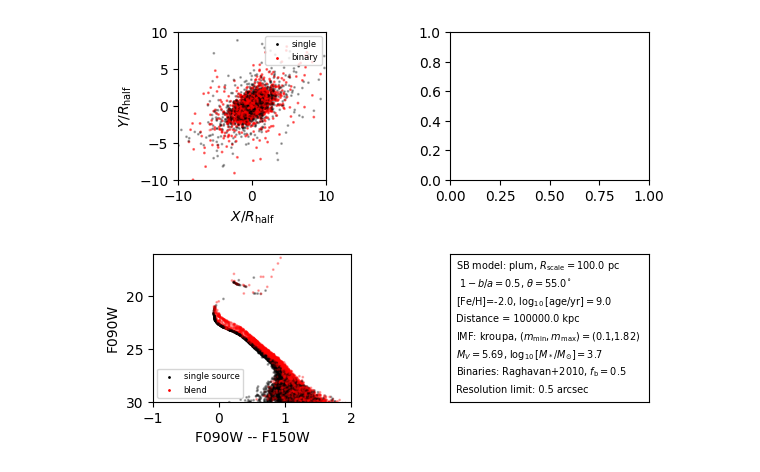
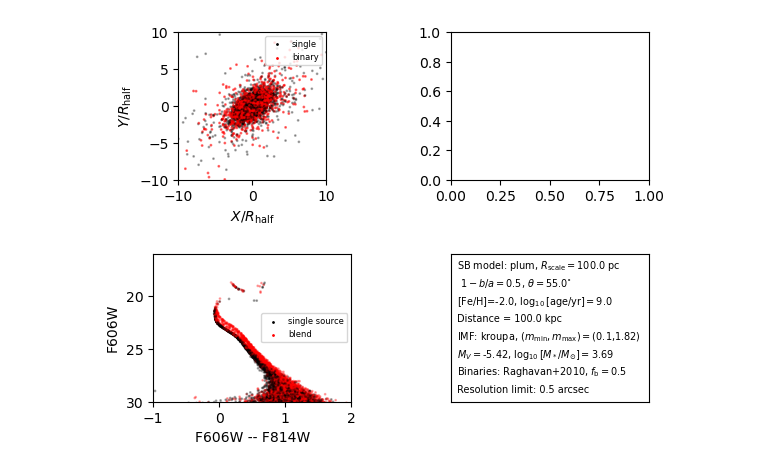
Before and after one commit to mgwalkergit/xymass, a Jupyter notebook: examples/sample_r2d_with_binaries_blend.ipynb, the cells around one changed output. Drawn from its saved outputs; the diff is of its cells as text; code cells hidden in the pictures.

Commit message:
updated binary_blend to use minimint

```diff
--- a/examples/sample_r2d_with_binaries_blend.ipynb
+++ b/examples/sample_r2d_with_binaries_blend.ipynb
@@ -77,37 +67,36 @@ primaries_raghavan=np.where(r2d_with_binaries_raghavan.item==1)[0] #primaries wi
 secondaries_raghavan=np.where(r2d_with_binaries_raghavan.item==2)[0] #secondaries within binary objects
 # %%
 #need to make sure these filters are in bc.py file in site-packages
-filter_names=['G','BP','RP','DECam_g','DECam_r','DECam_i','DECam_z','DECam_Y','SDSS_u','SDSS_g','SDSS_r','SDSS_i','SDSS_z','PS_g','PS_r','PS_i','PS_z','V','F090W','F150W','ACS_WFC_F606W','ACS_WFC_F814W','LSST_u','LSST_g','LSST_r','LSST_i','LSST_z','LSST_y','R062','Z087','Y106','J129','W146','H158','F184']
-
-mist_track=MIST_EvolutionTrack()
-bc_grid=MISTBolometricCorrectionGrid(filter_names)
+filter_names=['Gaia_G_EDR3','Gaia_BP_EDR3','Gaia_RP_EDR3','DECam_g','DECam_r','DECam_i','DECam_z','DECam_Y','SDSS_u','SDSS_g','SDSS_r','SDSS_i','SDSS_z','PS_g','PS_r','PS_i','PS\
+_z','Bessell_V','ACS_WFC_F606W','ACS_WFC_F814W']
+ii=minimint.Interpolator(filter_names)
 # %%
 #interpolate isochrone at each mass
-iso=mist_track.generate(r2d_with_binaries_raghavan.mass,logage,feh,accurate=True)
-#get bolometric correction for all filters in filter_names
-iso_bc=bc_grid.interp([iso['Teff'],iso['logg'],iso['feh'],np.zeros(len(iso))],filter_names)
-#apply bolometric corrections
-iso_filter_mag=(np.array(iso['Mbol'])-iso_bc.T).T
+iso_filter_mag0=ii(r2d_with_binaries_raghavan.mass,logage,feh)
+iso_filter_mag=[]
+for i in range(0,len(filter_names)):
+    iso_filter_mag.append(iso_filter_mag0[filter_names[i]])
+iso_filter_mag=np.array(iso_filter_mag).T
 # %%
 Mbol_sun=4.74 #solar absolute bolometric magnitude
 r2d_with_binaries_blend_raghavan=xymass.binary_blend(r2d_with_binaries_raghavan,iso_filter_mag,Mbol_sun,resolution_limit_physical)
 # %%
-L_V=10.**(-(iso_filter_mag.T[17]-Mbol_sun)/2.5) #solar V-band luminosity
+L_V=10.**(-(iso_filter_mag0['Bessell_V']-Mbol_sun)/2.5) #V-band luminosity
 M_V=Mbol_sun-2.5*np.log10(np.sum(L_V)) #V-band luminosity of sample population
 mass_tot=np.sum(r2d_with_binaries_raghavan.mass) #total mass of sampled population
 
-f090w=r2d_with_binaries_blend_raghavan.mag.T[18]+dmodulus #apparent magnitude of sampled stars in JWST F090W
-f150w=r2d_with_binaries_blend_raghavan.mag.T[19]+dmodulus #apparent magnitude of sampled stars in JWST F150W
+f606w=r2d_with_binaries_blend_raghavan.mag.T[np.where(np.array(filter_names)=='ACS_WFC_F606W')[0][0]]+dmodulus #apparent magnitude of sampled stars in F606W
+f814w=r2d_with_binaries_blend_raghavan.mag.T[np.where(np.array(filter_names)=='ACS_WFC_F814W')[0][0]]+dmodulus #apparent magnitude of sampled stars in F814W
 
-#simulate observational errors similar to JWST ERS program (Weisz et al. 2022)
-e_f090w=10.**(0.3*f090w-9.7)
-e_f150w=10.**(0.3*f150w-9.35)
+#simulate observational errors
+e_f606w=10.**(0.3*f606w-9.7)
+e_f814w=10.**(0.3*f814w-9.35)
 
-f090w_obs=f090w+np.random.normal(loc=0.,scale=e_f090w)
-f150w_obs=f150w+np.random.normal(loc=0.,scale=e_f150w)
+f606w_obs=f606w+np.random.normal(loc=0.,scale=e_f606w)
+f814w_obs=f814w+np.random.normal(loc=0.,scale=e_f814w)
 
-mag=f090w_obs #simulated F090W magnitudes, including observational errors
-col=f090w_obs-f150w_obs #simulated F090W - F150W colors, including observational errors
+mag=f606w_obs #simulated F606W magnitudes, including observational errors
+col=f606w_obs-f814w_obs #simulated F606W - F814W colors, including observational errors
 # %%
 fig=plt.figure(1)
 ax1=fig.add_subplot(221)
@@ -123,36 +112,36 @@ ax1.scatter([-999],[-999],color='r',label='binary',s=1)
 ax1.scatter(r2d_with_binaries_raghavan.r_xyz.T[0]/r2d.rhalf_2d.value,r2d_with_binaries_raghavan.r_xyz.T[1]/r2d.rhalf_2d.value,color=cols,s=1,alpha=0.3)
 ax1.set_xlabel(r'$X / R_{\rm half}$')
 ax1.set_ylabel(r'$Y / R_{\rm half}$')
 ax1.legend(loc=1,fontsize=6)
 ax1.set_xlim([-10,10])
 ax1.set_ylim([-10,10])
 ax1.set_aspect('equal')
 
 cols=np.full(len(col),'k',dtype='str')
 cols[r2d_with_binaries_blend_raghavan.blend]='r'
 ax3.scatter([-999],[-999],color='k',label='single source',s=1)
 ax3.scatter([-999],[-999],color='r',label='blend',s=1)
 ax3.scatter(col,mag,color=cols,alpha=0.3,s=1)
-ax3.set_xlabel('F090W -- F150W')
-ax3.set_ylabel('F090W')
+ax3.set_xlabel('F606W - F814W')
+ax3.set_ylabel('F606W')
 ax3.set_ylim([30,16])
 ax3.set_xlim([-1,2])
 ax3.legend(fontsize=6)
 
 ax4.set_xlim([0,1])
 ax4.set_ylim([0,1])
 ax4.text(0.03,0.9,'SB model: '+sb_model+r', $R_{\rm scale}=$'+str(round(r_scale.value,0))+' '+str(r_scale.unit),fontsize=7)
 ax4.text(0.03,0.78,r' $1-b/a = $'+str(round(ellipticity,2,))+r', $\theta=$'+str(round(position_angle,2))+r'$^{\circ}$',fontsize=7)
 ax4.text(0.03,0.66,'[Fe/H]='+str(feh)+r', $\log_{10}[\mathrm{age/yr}]=$'+str(round(logage,2)),fontsize=7)
 ax4.text(0.03,0.54,'Distance = '+str(round(distance.to(u.kpc).value,0))+' kpc',fontsize=7)
 ax4.text(0.03,0.42,'IMF: '+imf_model+', '+r'$(m_{\rm min},m_{\rm max})=($'+str(round(imf_m_min,2))+','+str(round(m_max,2))+'$)$',fontsize=7)
 ax4.text(0.03,0.30,r'$M_V=$'+str(round(M_V,2))+', '+r'$\log_{10}[M_*/M_{\odot}]=$'+str(round(np.log10(mass_tot),2)),fontsize=7)
 ax4.text(0.03,0.18,'Binaries: Raghavan+2010, '+r'$f_{\rm b}=$'+str(round(f_binary,2)),fontsize=7)
 ax4.text(0.03,0.06,'Resolution limit: '+str(round(resolution_limit.value,2))+' arcsec',fontsize=7)
 ax4.tick_params(left=False,top=False,bottom=False,right=False,labelleft=False,labeltop=False,labelbottom=False,labelright=False)
 plt.show()
 # %% [output]
-[figure, old version]
+[figure, new version]
 # %%
 ### Repeat using the broken power law separation function
 
```
Also changed, not shown: parts of 2 cells of this notebook, 6 other files.
